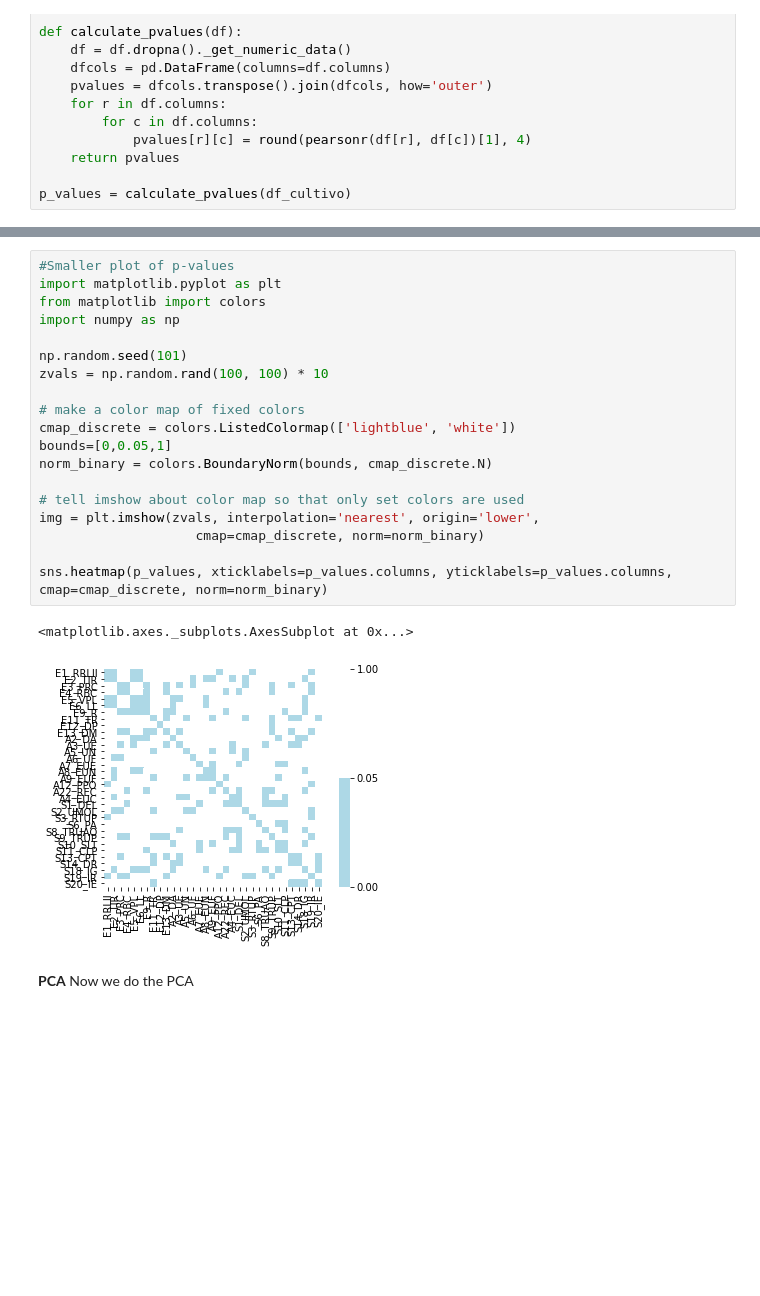
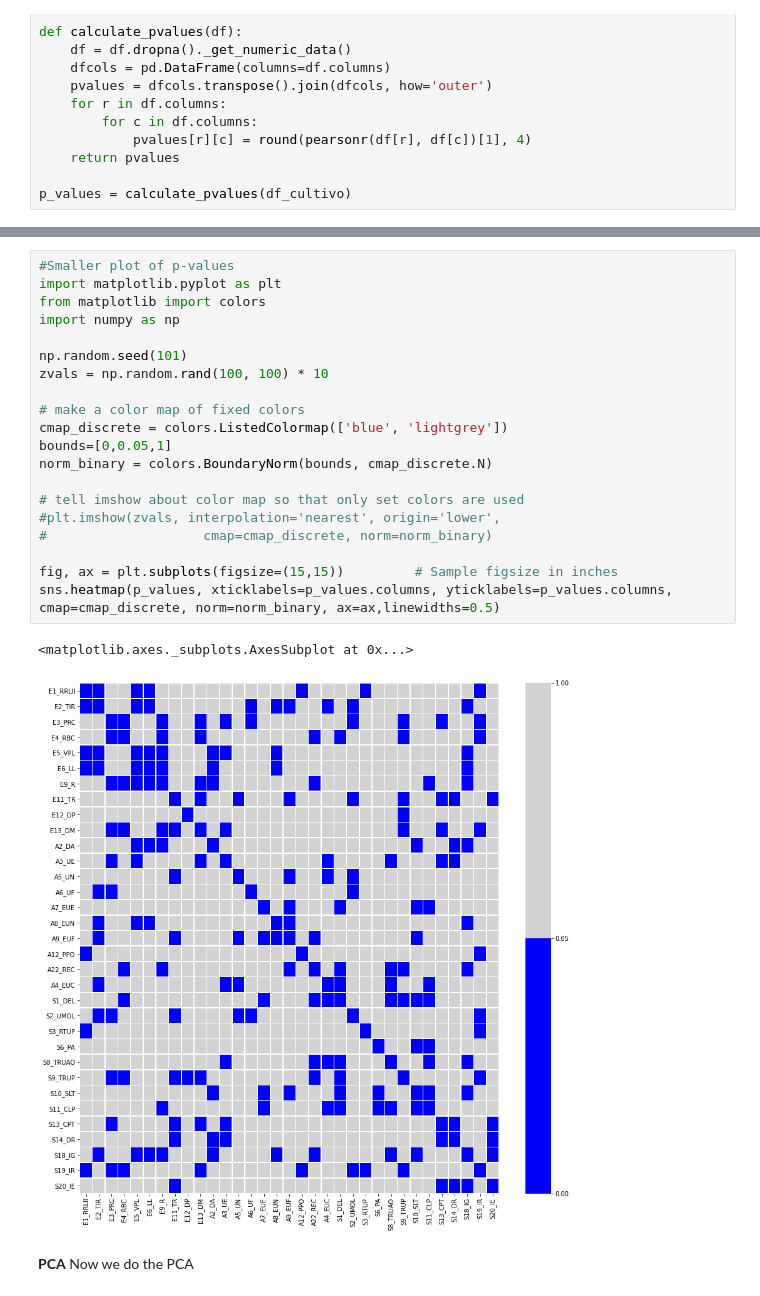
Before and after one commit to christianadriano/PCA_AquacultureSystem, a Jupyter notebook: PCA_KMeans_All_All.ipynb, the cells around one changed output, grey strips where cells are left out. Saved outputs shown, nothing was run; the diff lists cells and outputs as text; blank space fills up the shorter version.

```diff
--- a/PCA_KMeans_All_All.ipynb
+++ b/PCA_KMeans_All_All.ipynb
@@ -204,25 +207,26 @@ p_values.style.applymap(highlight_significant)
 # %%
 #Smaller plot of p-values
 import matplotlib.pyplot as plt
 from matplotlib import colors
 import numpy as np
 
 np.random.seed(101)
 zvals = np.random.rand(100, 100) * 10
 
 # make a color map of fixed colors
-cmap_discrete = colors.ListedColormap(['lightblue', 'white'])
+cmap_discrete = colors.ListedColormap(['blue', 'lightgrey'])
 bounds=[0,0.05,1]
 norm_binary = colors.BoundaryNorm(bounds, cmap_discrete.N)
 
 # tell imshow about color map so that only set colors are used
-img = plt.imshow(zvals, interpolation='nearest', origin='lower',
-                    cmap=cmap_discrete, norm=norm_binary)
+#plt.imshow(zvals, interpolation='nearest', origin='lower',
+#                    cmap=cmap_discrete, norm=norm_binary)
 
-sns.heatmap(p_values, xticklabels=p_values.columns, yticklabels=p_values.columns, cmap=cmap_discrete, norm=norm_binary)
+fig, ax = plt.subplots(figsize=(15,15))         # Sample figsize in inches
+sns.heatmap(p_values, xticklabels=p_values.columns, yticklabels=p_values.columns, cmap=cmap_discrete, norm=norm_binary, ax=ax,linewidths=0.5)
 # %% [output]
 <matplotlib.axes._subplots.AxesSubplot at 0x...>
-[figure, old version]
+[figure, new version]
 # %% [markdown]
 **PCA**
 Now we do the PCA
```
Also changed, not shown: parts of 2 cells of this notebook.
